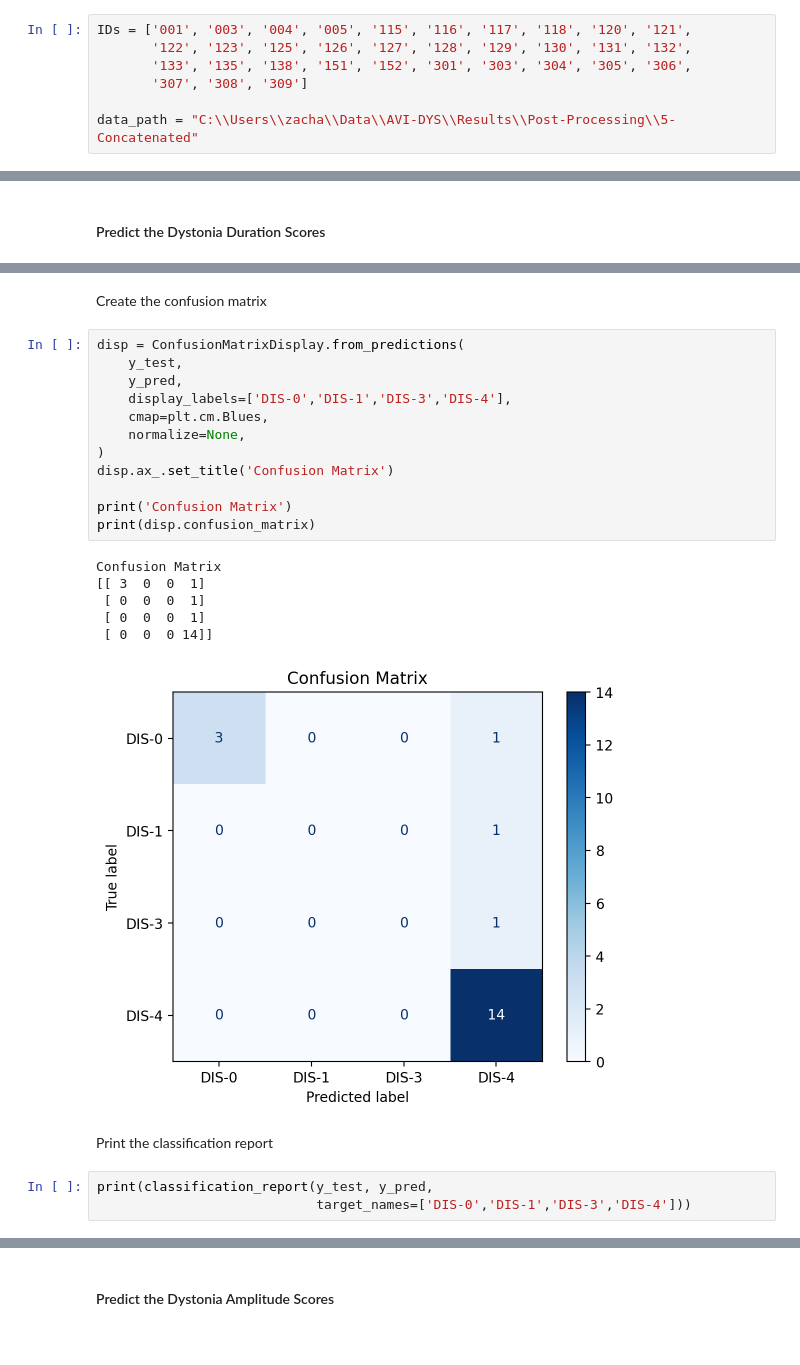
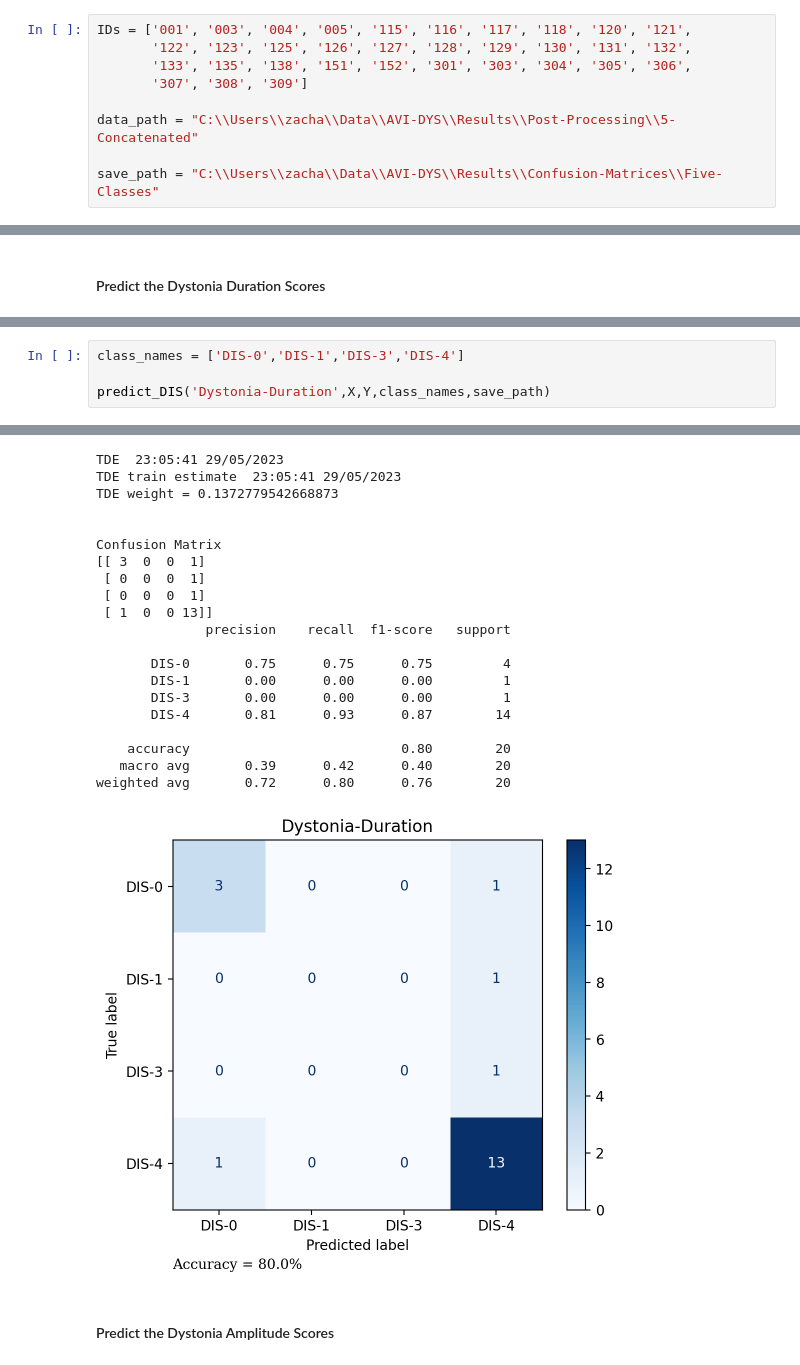
Before and after one commit to zachary-roth/AVI-DYS, a Jupyter notebook: time-series-classification-five-classes.ipynb, the cells around one changed output, grey strips where cells are left out. Saved outputs shown, nothing was run; the diff lists cells and outputs as text.

Commit message:
Refactor time series classification notebooks

```diff
--- a/time-series-classification-five-classes.ipynb
+++ b/time-series-classification-five-classes.ipynb
@@ -23,3 +24,5 @@ IDs = ['001', '003', '004', '005', '115', '116', '117', '118', '120', '121',
        '307', '308', '309']
 
 data_path = "C:\\Users\\zacha\\Data\\AVI-DYS\\Results\\Post-Processing\\5-Concatenated"
+
+save_path = "C:\\Users\\zacha\\Data\\AVI-DYS\\Results\\Confusion-Matrices\\Five-Classes"
@@ -156,27 +190,5 @@ TDE weight = 0.11869262366844034
-# %% [markdown]
-Create the confusion matrix
-# %%
-disp = ConfusionMatrixDisplay.from_predictions(
-    y_test,
-    y_pred,
-    display_labels=['DIS-0','DIS-1','DIS-3','DIS-4'],
-    cmap=plt.cm.Blues,
-    normalize=None,
-)
-disp.ax_.set_title('Confusion Matrix')
-
-print('Confusion Matrix')
-print(disp.confusion_matrix)
-# %% [output]
-Confusion Matrix
-[[ 3  0  0  1]
- [ 0  0  0  1]
- [ 0  0  0  1]
- [ 0  0  0 14]]
-[figure, removed]
-# %% [markdown]
-Print the classification report
 # %%
-print(classification_report(y_test, y_pred,
-                            target_names=['DIS-0','DIS-1','DIS-3','DIS-4']))
+class_names = ['DIS-0','DIS-1','DIS-3','DIS-4']
+
+predict_DIS('Dystonia-Duration',X,Y,class_names,save_path)
 # %% [output]
@@ -193,2 +204,23 @@ weighted avg       0.78      0.85      0.80        20
+TDE  23:05:41 29/05/2023
+TDE train estimate  23:05:41 29/05/2023
+TDE weight = 0.1372779542668873
+
+
+Confusion Matrix
+[[ 3  0  0  1]
+ [ 0  0  0  1]
+ [ 0  0  0  1]
+ [ 1  0  0 13]]
+              precision    recall  f1-score   support
+
+       DIS-0       0.75      0.75      0.75         4
+       DIS-1       0.00      0.00      0.00         1
+       DIS-3       0.00      0.00      0.00         1
+       DIS-4       0.81      0.93      0.87        14
+
+    accuracy                           0.80        20
+   macro avg       0.39      0.42      0.40        20
+weighted avg       0.72      0.80      0.76        20
+[figure, added]
 # %% [markdown]
 #### Predict the Dystonia Amplitude Scores
```
Also changed, not shown: parts of 25 cells of this notebook, 2 other files.
